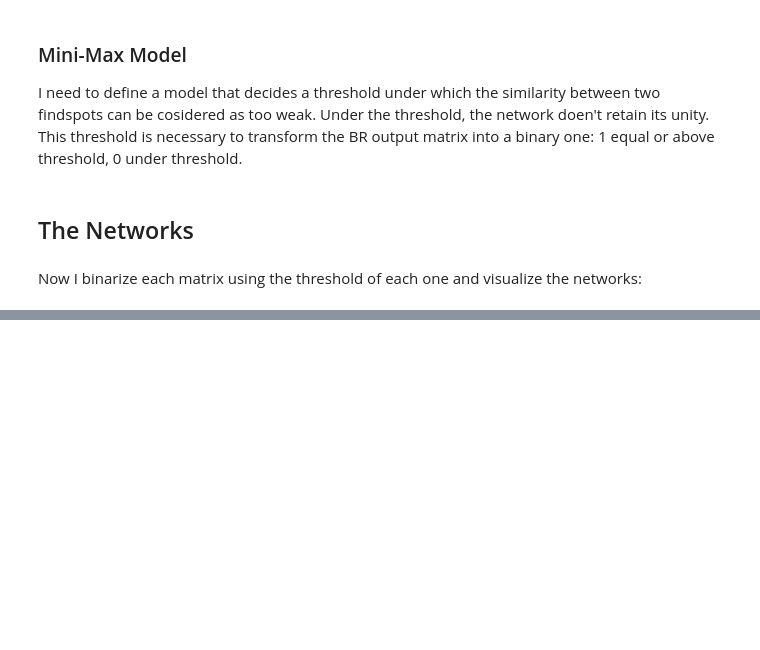
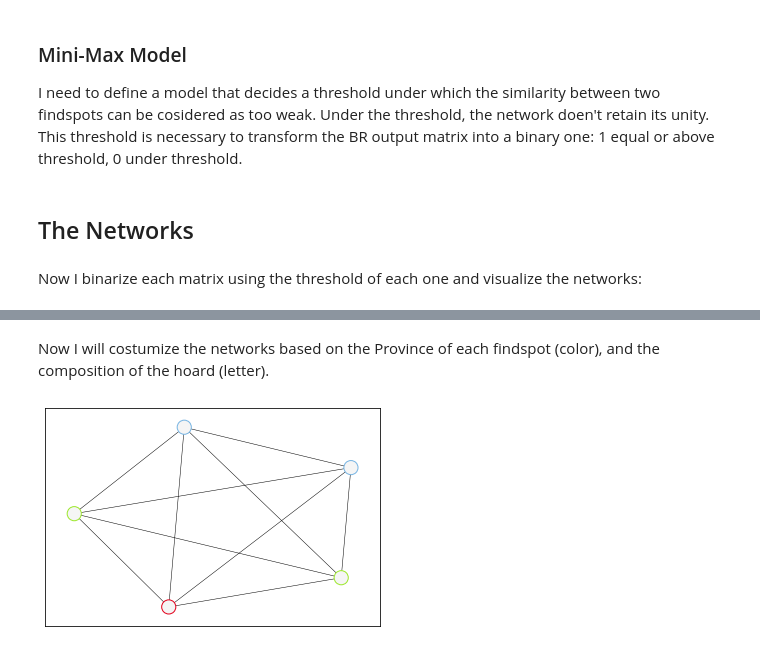
Before and after one commit to mondoboia/numismatic_distribution, a Jupyter notebook: numismatic_distribution.ipynb, the cells around one changed output, grey strips where cells are left out. Drawn from its saved outputs; the diff is of its cells as text; code cells hidden in the pictures; blank space fills up the shorter version.

Commit message:
network customization

```diff
--- a/numismatic_distribution.ipynb
+++ b/numismatic_distribution.ipynb
@@ -392,0 +410,2 @@ nx.draw(G_3, with_labels='True')
+# %% [markdown]
+Now I will costumize the networks based on the Province of each findspot (color), and the composition of the hoard (letter).
@@ -392,0 +434,39 @@ nx.draw(G_3, with_labels='True')
+# %%
+color_map_1 = color_map(G_1, color_dict, df_africa)
+color_map_2 = color_map(G_2, color_dict, df_africa)
+color_map_3 = color_map(G_3, color_dict, df_africa)
+# %%
+# width
+width_dict = {
+    'sestertius': 50,
+    'denarius': 200,
+    'antoninianus': 600
+}
+
+
+def whidth_map(G, shape_dict, file_name):
+    '''
+    create a list of shapes for the nodes, based on the most present type of coin in Site
+    '''
+    width_list = []
+    input_data = pd.read_csv(file_name, index_col=0)
+    coin_types = input_data.idxmax(axis=1)
+
+    node_list = list(G.nodes)
+    for node in node_list:
+        for index, value in coin_types.items():
+            if node == index:
+                shape = width_dict[value]
+                width_list.append(shape)
+    return width_list
+# %%
+shape_map_1 = shape_map(G_1, width_dict, 'df_africa1.csv')
+shape_map_2 = shape_map(G_2, width_dict, 'df_africa2.csv')
+shape_map_3 = shape_map(G_3, width_dict, 'df_africa3.csv')
+# %%
+nx.draw_networkx(G_1, node_color='whitesmoke', edgecolors=color_map_1, node_size=shape_map_1, width=0.5, with_labels=False)
+# pos_1 = nx.spring_layout(G_1)
+# nx.draw_networkx_nodes(G_1, pos=pos_1, node_color=color_map_1, node_size=shape_map_1)
+# nx.draw_networkx_edges(G_1, pos=pos_1, width=0.5)
+# %% [output]
+[figure, added]
```
Also changed, not shown: parts of 12 cells of this notebook.
